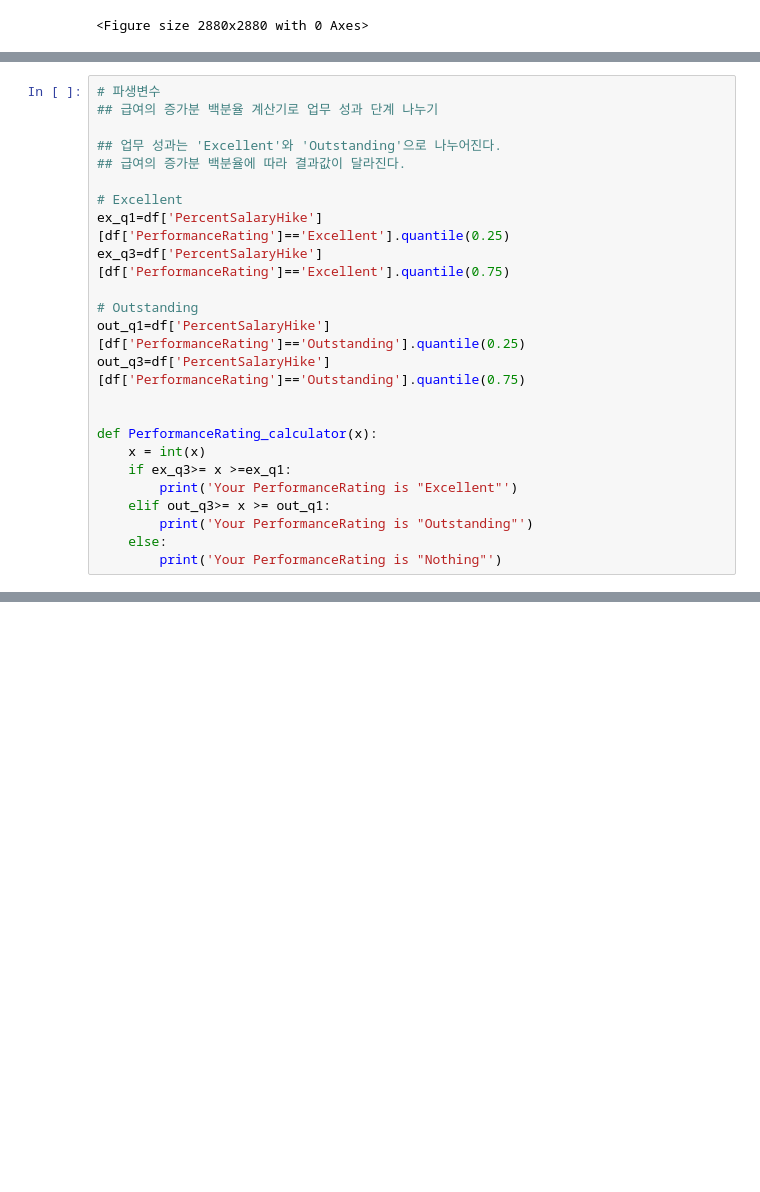
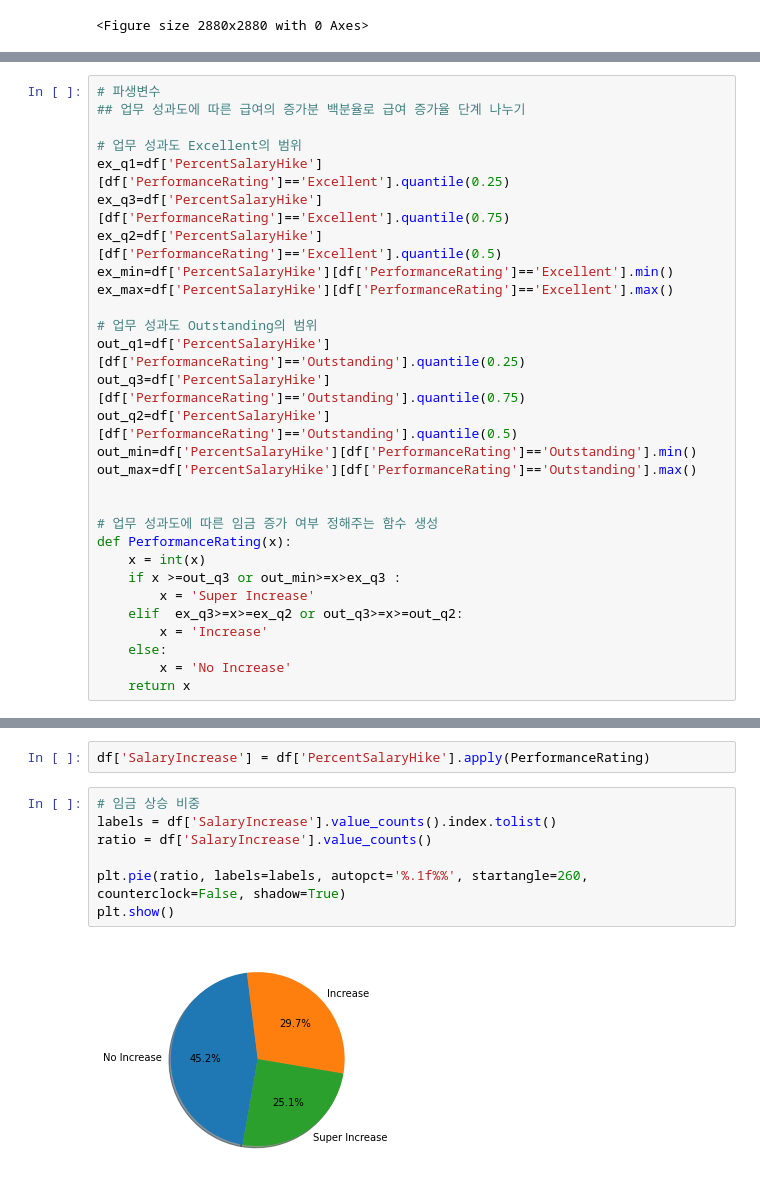
Before and after one commit to HssngH/ToBigs18, a Jupyter notebook: WEEK1_EDA.ipynb, the cells around one changed output, grey strips where cells are left out. Saved outputs shown, nothing was run; the diff lists cells and outputs as text; blank space fills up the shorter version.

```diff
--- a/WEEK1_EDA.ipynb
+++ b/WEEK1_EDA.ipynb
@@ -238,24 +254,29 @@ plt.show()
 # %%
 # 파생변수
-## 급여의 증가분 백분율 계산기로 업무 성과 단계 나누기
+## 업무 성과도에 따른 급여의 증가분 백분율로 급여 증가율 단계 나누기
 
-## 업무 성과는 'Excellent'와 'Outstanding'으로 나누어진다.
-## 급여의 증가분 백분율에 따라 결과값이 달라진다.
-
-# Excellent
+# 업무 성과도 Excellent의 범위
 ex_q1=df['PercentSalaryHike'][df['PerformanceRating']=='Excellent'].quantile(0.25)
 ex_q3=df['PercentSalaryHike'][df['PerformanceRating']=='Excellent'].quantile(0.75)
+ex_q2=df['PercentSalaryHike'][df['PerformanceRating']=='Excellent'].quantile(0.5)
+ex_min=df['PercentSalaryHike'][df['PerformanceRating']=='Excellent'].min()
+ex_max=df['PercentSalaryHike'][df['PerformanceRating']=='Excellent'].max()
 
-# Outstanding
+# 업무 성과도 Outstanding의 범위
 out_q1=df['PercentSalaryHike'][df['PerformanceRating']=='Outstanding'].quantile(0.25)
 out_q3=df['PercentSalaryHike'][df['PerformanceRating']=='Outstanding'].quantile(0.75)
+out_q2=df['PercentSalaryHike'][df['PerformanceRating']=='Outstanding'].quantile(0.5)
+out_min=df['PercentSalaryHike'][df['PerformanceRating']=='Outstanding'].min()
+out_max=df['PercentSalaryHike'][df['PerformanceRating']=='Outstanding'].max()
 
 
-def PerformanceRating_calculator(x):
+# 업무 성과도에 따른 임금 증가 여부 정해주는 함수 생성
+def PerformanceRating(x):
     x = int(x)
-    if ex_q3>= x >=ex_q1:
-        print('Your PerformanceRating is "Excellent"')
-    elif out_q3>= x >= out_q1:
-        print('Your PerformanceRating is "Outstanding"')
+    if x >=out_q3 or out_min>=x>ex_q3 :
+        x = 'Super Increase'
+    elif  ex_q3>=x>=ex_q2 or out_q3>=x>=out_q2:
+        x = 'Increase'
     else:
-        print('Your PerformanceRating is "Nothing"')
+        x = 'No Increase'
+    return x
@@ -265,0 +283,11 @@ Your PerformanceRating is "Outstanding"
+# %%
+df['SalaryIncrease'] = df['PercentSalaryHike'].apply(PerformanceRating)
+# %%
+# 임금 상승 비중
+labels = df['SalaryIncrease'].value_counts().index.tolist()
+ratio = df['SalaryIncrease'].value_counts()
+
+plt.pie(ratio, labels=labels, autopct='%.1f%%', startangle=260, counterclock=False, shadow=True)
+plt.show()
+# %% [output]
+[figure, added]
```
Also changed, not shown: parts of 9 cells of this notebook.
